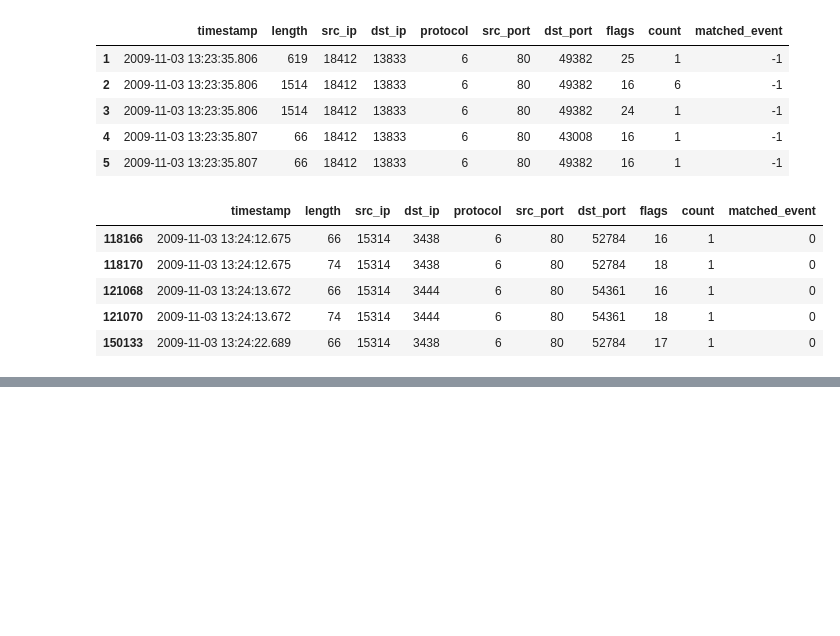
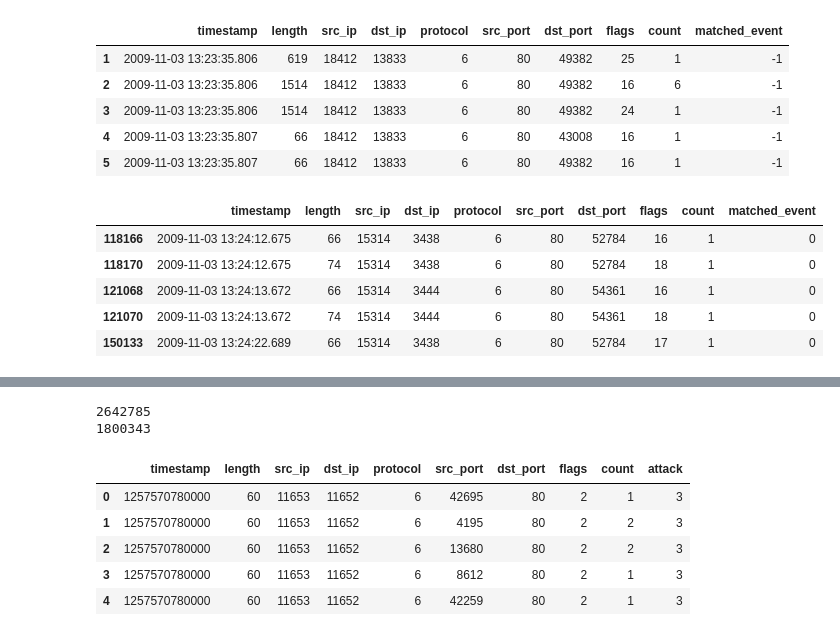
Before and after one commit to iDataVisualizationLab/tcp_timearcs, a Jupyter notebook: check.ipynb, the cells around one changed output, grey strips where cells are left out. Drawn from its saved outputs; the diff is of its cells as text; code cells hidden in the pictures; blank space fills up the shorter version.

```diff
--- a/check.ipynb
+++ b/check.ipynb
@@ -144,0 +152,29 @@ Rows after combine: 63  Collapsed: 1459032
+# %%
+import pandas as pd
+
+df = pd.read_csv('decompressed_only_set5_subset_ms_int_dedup_matched_attacks.csv')
+
+print(len(df))
+# Round timestamp down to minute (ms)
+df['timestamp'] = (df['timestamp'] // 60000) * 60000
+
+# Deduplicate by all columns except 'count', summing counts
+group_cols = ['timestamp','length','src_ip','dst_ip','protocol','src_port','dst_port','flags','attack']
+df = df.groupby(group_cols, as_index=False, sort=False)['count'].sum()
+
+# Reorder columns
+df = df[['timestamp','length','src_ip','dst_ip','protocol','src_port','dst_port','flags','count','attack']]
+
+print(len(df))
+
+df.to_csv('day5_attacks_min.csv', index=False)
+df.head()
+# %% [output]
+2642785
+1800343
+|  | timestamp | length | src_ip | dst_ip | protocol | src_port | dst_port | flags | count | attack |
+| 0 | 1257570780000 | 60 | 11653 | 11652 | 6 | 42695 | 80 | 2 | 1 | 3 |
+| 1 | 1257570780000 | 60 | 11653 | 11652 | 6 | 4195 | 80 | 2 | 2 | 3 |
+| 2 | 1257570780000 | 60 | 11653 | 11652 | 6 | 13680 | 80 | 2 | 2 | 3 |
+| 3 | 1257570780000 | 60 | 11653 | 11652 | 6 | 8612 | 80 | 2 | 1 | 3 |
+| 4 | 1257570780000 | 60 | 11653 | 11652 | 6 | 42259 | 80 | 2 | 1 | 3 |
```
Also changed, not shown: parts of 3 cells of this notebook, 4 other files.
